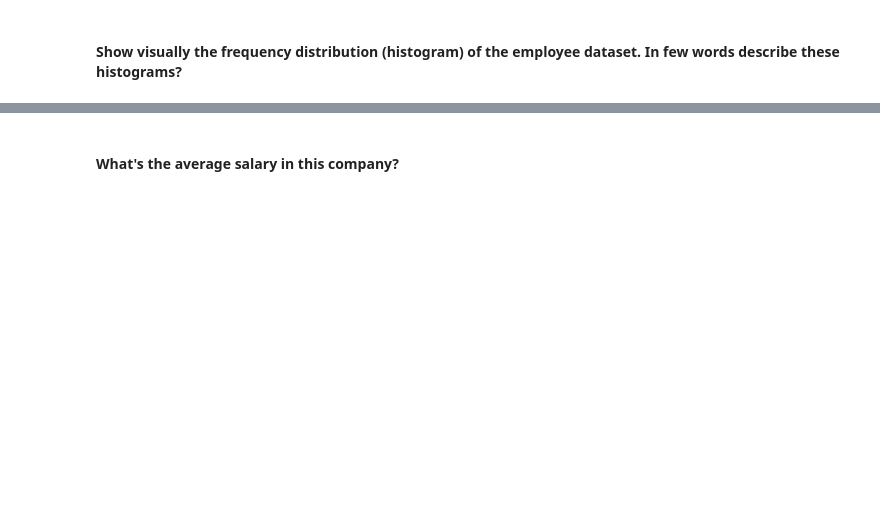
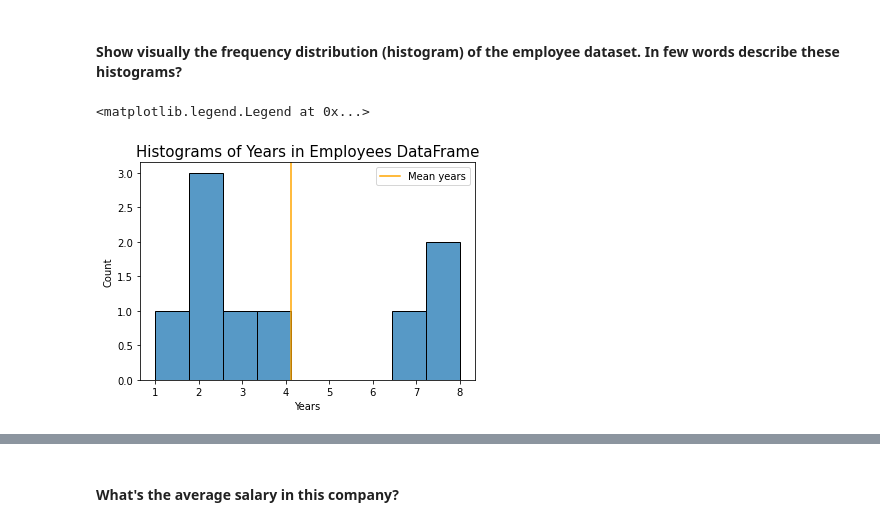
Before and after one commit to Ironhack-Data-Madrid-Marzo-2021/lab-subsetting-and-descriptive-stats, a Jupyter notebook: your-code/main.ipynb, the cells around one changed output, grey strips where cells are left out. Cells and saved outputs as stored; diff of their text form; code cells hidden in the pictures; blank space fills up the shorter version.

```diff
--- a/your-code/main.ipynb
+++ b/your-code/main.ipynb
@@ -72,0 +116,3 @@ temp
+# %%
+employee = pd.read_csv("employee.csv")
+employee.sample(3)
@@ -80,0 +139,8 @@ temp
+# %%
+sns.histplot(employee.Years, bins = 9)
+plt.axvline(employee.Years.mean(), c="orange", label="Mean years")
+plt.title("Histograms of Years in Employees DataFrame", size=15)
+plt.legend()
+# %% [output]
+<matplotlib.legend.Legend at 0x...>
+[figure, added]
```
Also changed, not shown: parts of 67 cells of this notebook.
